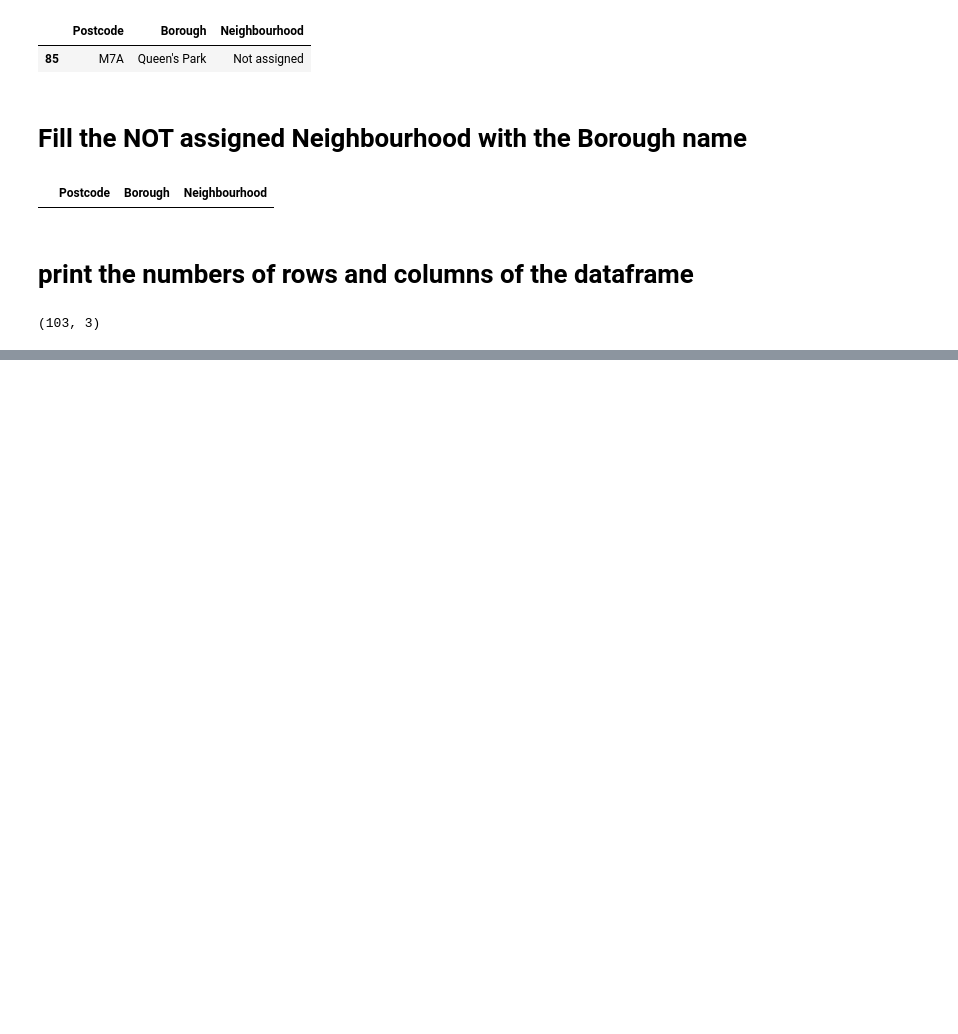
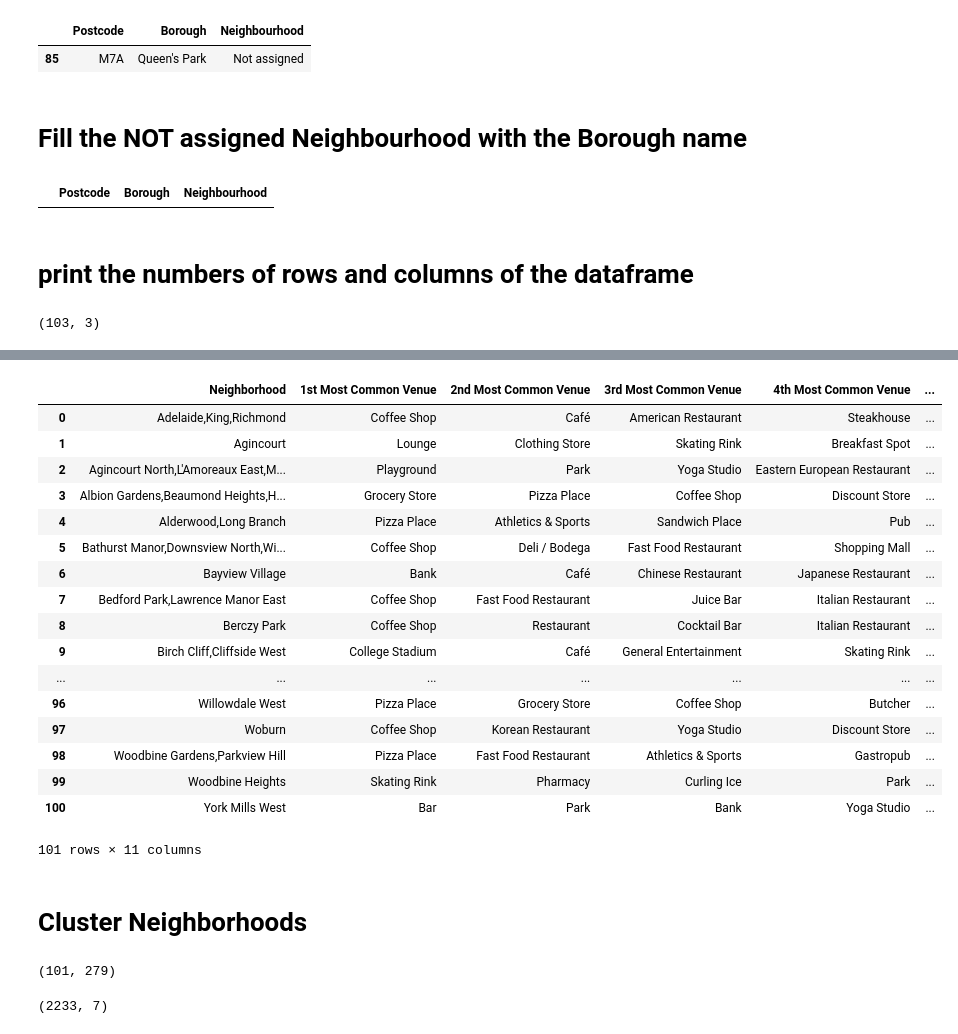
Before and after one commit to jmyao17/IBM_DataScience, a Jupyter notebook: Capstone_Project/Capstone_Project_week3.ipynb, the cells around one changed output, grey strips where cells are left out. Saved outputs shown, nothing was run; the diff lists cells and outputs as text; code cells hidden in the pictures; blank space fills up the shorter version.

```diff
--- a/Capstone_Project/Capstone_Project_week3.ipynb
+++ b/Capstone_Project/Capstone_Project_week3.ipynb
@@ -138,0 +478,3 @@ df3.shape
+# %%
+torento_onehot_df_grouped=torento_onehot_df.groupby('Neighborhood').mean().reset_index()
+torento_onehot_df_grouped.head(10)
@@ -138,0 +500,12 @@ df3.shape
+# %%
+num_top_venues = 5
+
+for hood in torento_onehot_df_grouped['Neighborhood']:
+    print("----"+hood+"----")
+    temp = torento_onehot_df_grouped[torento_onehot_df_grouped['Neighborhood'] == hood].T.reset_index()
+    temp.columns = ['venue','freq']
+    temp = temp.iloc[1:]
+    temp['freq'] = temp['freq'].astype(float)
+    temp = temp.round({'freq': 2})
+    print(temp.sort_values('freq', ascending=False).reset_index(drop=True).head(num_top_venues))
+    print('\n')
@@ -138,0 +530,57 @@ df3.shape
+# %%
+def return_most_common_venues(row, num_top_venues):
+    row_categories = row.iloc[1:]
+    row_categories_sorted = row_categories.sort_values(ascending=False)
+
+    return row_categories_sorted.index.values[0:num_top_venues]
+# %%
+num_top_venues = 10
+
+indicators = ['st', 'nd', 'rd']
+
+# create columns according to number of top venues
+columns = ['Neighborhood']
+for ind in np.arange(num_top_venues):
+    try:
+        columns.append('{}{} Most Common Venue'.format(ind+1, indicators[ind]))
+    except:
+        columns.append('{}th Most Common Venue'.format(ind+1))
+
+# create a new dataframe
+neighborhoods_venues_sorted = pd.DataFrame(columns=columns)
+neighborhoods_venues_sorted['Neighborhood'] = torento_onehot_df_grouped['Neighborhood']
+
+for ind in np.arange(torento_onehot_df_grouped.shape[0]):
+    neighborhoods_venues_sorted.iloc[ind, 1:] = return_most_common_venues(torento_onehot_df_grouped.iloc[ind, :],
+                                                                          num_top_venues)
+
+neighborhoods_venues_sorted
+# %% [output]
+|  | Neighborhood | 1st Most Common Venue | 2nd Most Common Venue | 3rd Most Common Venue | 4th Most Common Venue | ... |
+| 0 | Adelaide,King,Richmond | Coffee Shop | Café | American Restaurant | Steakhouse | ... |
+| 1 | Agincourt | Lounge | Clothing Store | Skating Rink | Breakfast Spot | ... |
+| 2 | Agincourt North,L'Amoreaux East,M... | Playground | Park | Yoga Studio | Eastern European Restaurant | ... |
+| 3 | Albion Gardens,Beaumond Heights,H... | Grocery Store | Pizza Place | Coffee Shop | Discount Store | ... |
+| 4 | Alderwood,Long Branch | Pizza Place | Athletics & Sports | Sandwich Place | Pub | ... |
+| 5 | Bathurst Manor,Downsview North,Wi... | Coffee Shop | Deli / Bodega | Fast Food Restaurant | Shopping Mall | ... |
+| 6 | Bayview Village | Bank | Café | Chinese Restaurant | Japanese Restaurant | ... |
+| 7 | Bedford Park,Lawrence Manor East | Coffee Shop | Fast Food Restaurant | Juice Bar | Italian Restaurant | ... |
+| 8 | Berczy Park | Coffee Shop | Restaurant | Cocktail Bar | Italian Restaurant | ... |
+| 9 | Birch Cliff,Cliffside West | College Stadium | Café | General Entertainment | Skating Rink | ... |
+| ... | ... | ... | ... | ... | ... | ... |
+| 96 | Willowdale West | Pizza Place | Grocery Store | Coffee Shop | Butcher | ... |
+| 97 | Woburn | Coffee Shop | Korean Restaurant | Yoga Studio | Discount Store | ... |
+| 98 | Woodbine Gardens,Parkview Hill | Pizza Place | Fast Food Restaurant | Athletics & Sports | Gastropub | ... |
+| 99 | Woodbine Heights | Skating Rink | Pharmacy | Curling Ice | Park | ... |
+| 100 | York Mills West | Bar | Park | Bank | Yoga Studio | ... |
+101 rows × 11 columns
+# %% [markdown]
+# Cluster Neighborhoods
+# %%
+torento_onehot_df_grouped.shape
+# %% [output]
+(101, 279)
+# %%
+torento_venues.shape
+# %% [output]
+(2233, 7)
```
Also changed, not shown: parts of 52 cells of this notebook, 3 other files.
